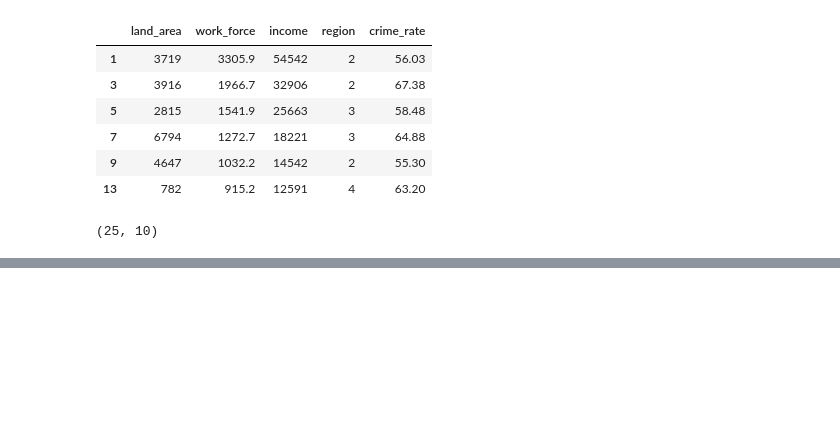
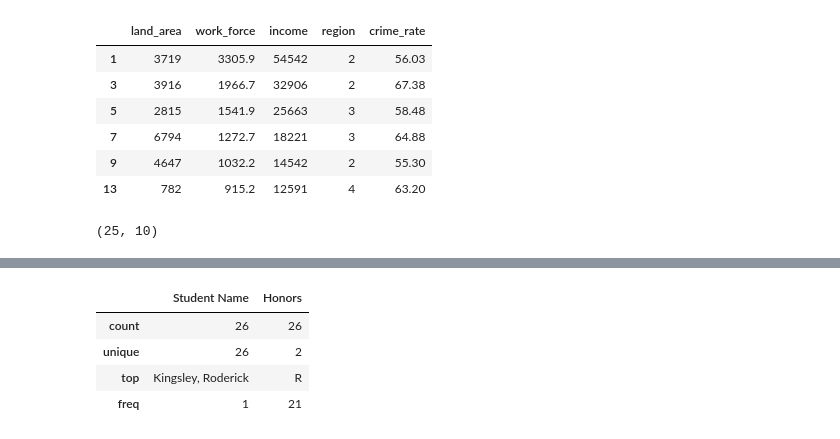
Before and after one commit to kiboma2021/5-Week-Data-Science-Bootcamp, a Jupyter notebook: Pandas.ipynb, the cells around one changed output, grey strips where cells are left out. Drawn from its saved outputs; the diff is of its cells as text; code cells hidden in the pictures; blank space fills up the shorter version.

```diff
--- a/Pandas.ipynb
+++ b/Pandas.ipynb
@@ -262,0 +281,13 @@ sample_data2.shape
+# %%
+#If we want to get summary about categorical column separately then we can use one parameter 'include'.
+
+import pandas as pd
+
+exam_scores=pd.read_csv("https://raw.githubusercontent.com/kiboma2021/5-Week-Data-Science-Bootcamp/main/exam_scores.csv")
+exam_scores.describe(include = 'object')
+# %% [output]
+|  | Student Name | Honors |
+| count | 26 | 26 |
+| unique | 26 | 2 |
+| top | Kingsley, Roderick | R |
+| freq | 1 | 21 |
```
Also changed, not shown: parts of 2 cells of this notebook.
